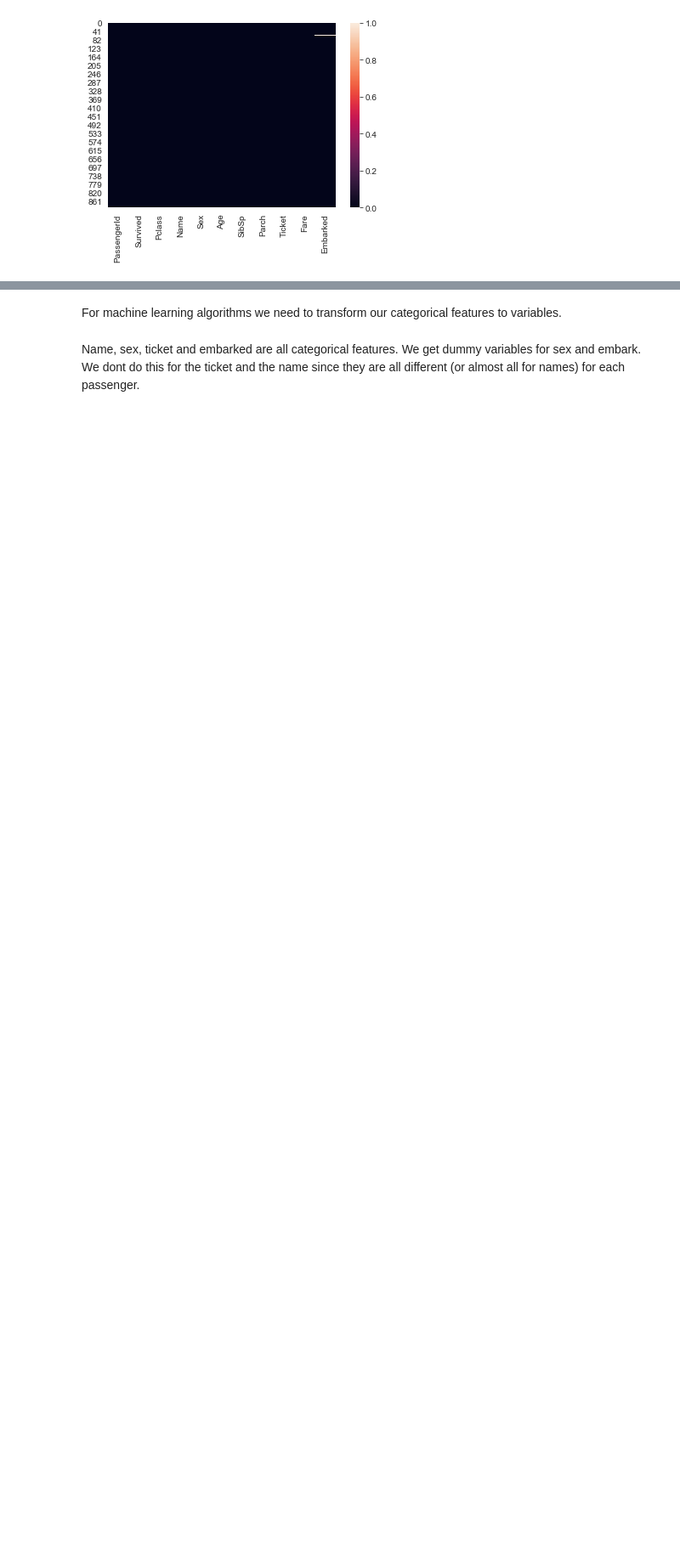
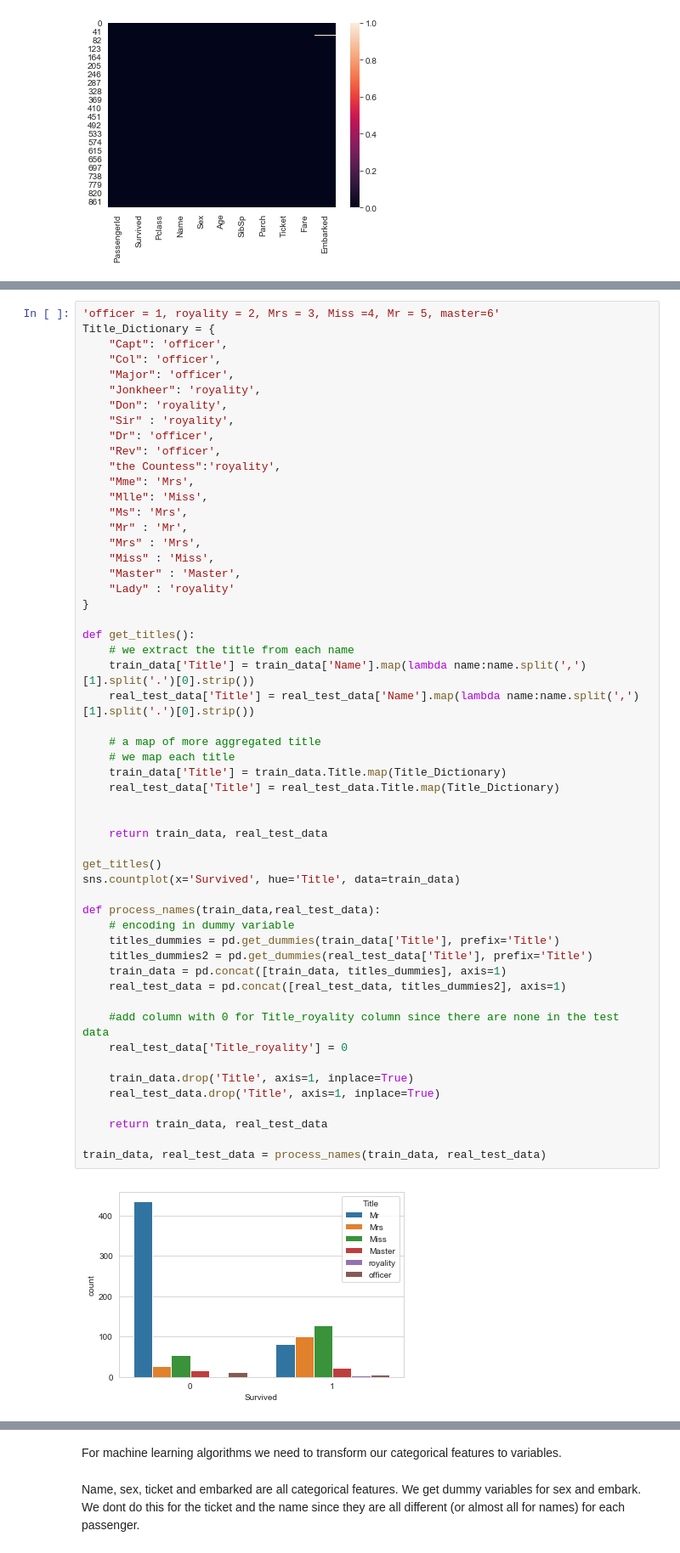
Before and after one commit to LTPrast/Data-mining, a Jupyter notebook: assignment 2 titanic.ipynb, the cells around one changed output, grey strips where cells are left out. Shown: that part at 85% size. Drawn from its saved outputs; the diff is of its cells as text; blank space fills up the shorter version.

```diff
--- a/assignment 2 titanic.ipynb
+++ b/assignment 2 titanic.ipynb
@@ -247,0 +125,56 @@ train_data['Ticket_SCA3'] = 0
+# %%
+'officer = 1, royality = 2, Mrs = 3, Miss =4, Mr = 5, master=6'
+Title_Dictionary = {
+    "Capt": 'officer',
+    "Col": 'officer',
+    "Major": 'officer',
+    "Jonkheer": 'royality',
+    "Don": 'royality',
+    "Sir" : 'royality',
+    "Dr": 'officer',
+    "Rev": 'officer',
+    "the Countess":'royality',
+    "Mme": 'Mrs',
+    "Mlle": 'Miss',
+    "Ms": 'Mrs',
+    "Mr" : 'Mr',
+    "Mrs" : 'Mrs',
+    "Miss" : 'Miss',
+    "Master" : 'Master',
+    "Lady" : 'royality'
+}
+
+def get_titles():
+    # we extract the title from each name
+    train_data['Title'] = train_data['Name'].map(lambda name:name.split(',')[1].split('.')[0].strip())
+    real_test_data['Title'] = real_test_data['Name'].map(lambda name:name.split(',')[1].split('.')[0].strip())
+
+    # a map of more aggregated title
+    # we map each title
+    train_data['Title'] = train_data.Title.map(Title_Dictionary)
+    real_test_data['Title'] = real_test_data.Title.map(Title_Dictionary)
+
+
+    return train_data, real_test_data
+
+get_titles()
+sns.countplot(x='Survived', hue='Title', data=train_data)
+
+def process_names(train_data,real_test_data):
+    # encoding in dummy variable
+    titles_dummies = pd.get_dummies(train_data['Title'], prefix='Title')
+    titles_dummies2 = pd.get_dummies(real_test_data['Title'], prefix='Title')
+    train_data = pd.concat([train_data, titles_dummies], axis=1)
+    real_test_data = pd.concat([real_test_data, titles_dummies2], axis=1)
+
+    #add column with 0 for Title_royality column since there are none in the test data
+    real_test_data['Title_royality'] = 0
+
+    train_data.drop('Title', axis=1, inplace=True)
+    real_test_data.drop('Title', axis=1, inplace=True)
+
+    return train_data, real_test_data
+
+train_data, real_test_data = process_names(train_data, real_test_data)
+# %% [output]
+[figure, added]
```
Also changed, not shown: parts of 55 cells of this notebook, 14 other files.
